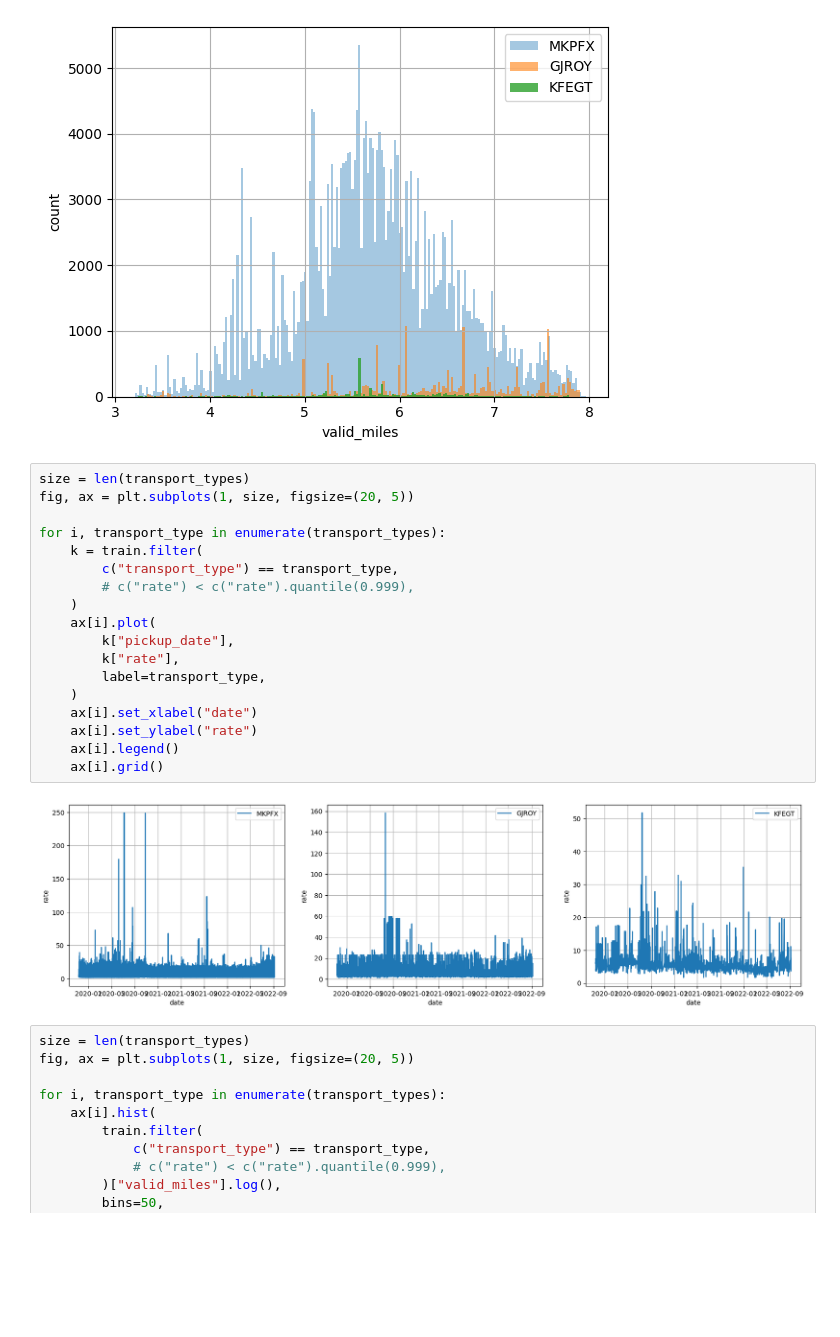
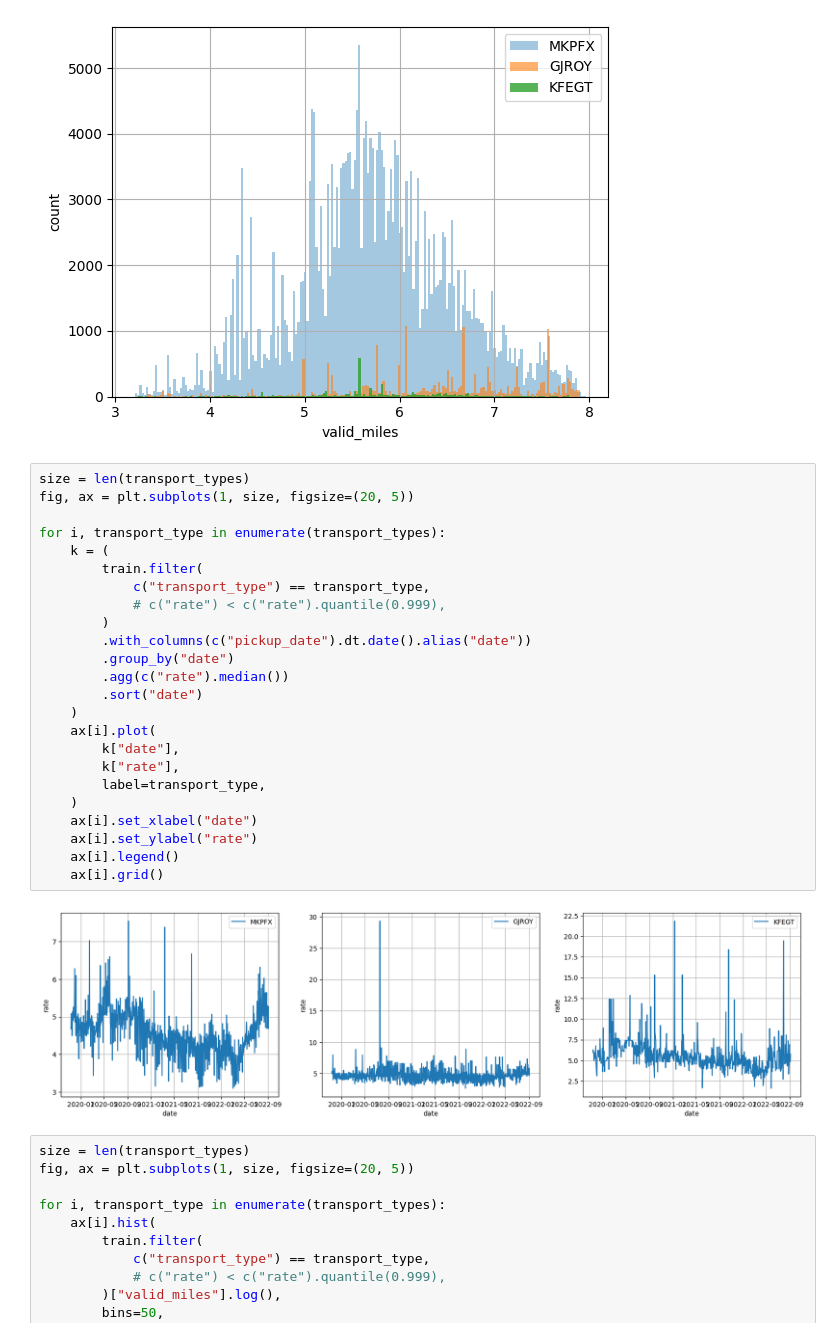
Before and after one commit to KonstantinBurkin/ml-engineer-greenscreens, a Jupyter notebook: notebooks/0_eda.ipynb, the cells around one changed output. Saved outputs shown, nothing was run; the diff lists cells and outputs as text; blank space fills up the shorter version.

```diff
--- a/notebooks/0_eda.ipynb
+++ b/notebooks/0_eda.ipynb
@@ -567,23 +578,29 @@ plt.grid()
 # %%
 size = len(transport_types)
 fig, ax = plt.subplots(1, size, figsize=(20, 5))
 
 for i, transport_type in enumerate(transport_types):
-    k = train.filter(
-        c("transport_type") == transport_type,
-        # c("rate") < c("rate").quantile(0.999),
+    k = (
+        train.filter(
+            c("transport_type") == transport_type,
+            # c("rate") < c("rate").quantile(0.999),
+        )
+        .with_columns(c("pickup_date").dt.date().alias("date"))
+        .group_by("date")
+        .agg(c("rate").median())
+        .sort("date")
     )
     ax[i].plot(
-        k["pickup_date"],
+        k["date"],
         k["rate"],
         label=transport_type,
     )
     ax[i].set_xlabel("date")
     ax[i].set_ylabel("rate")
     ax[i].legend()
     ax[i].grid()
 # %% [output]
-[figure, old version]
+[figure, new version]
 # %%
 size = len(transport_types)
 fig, ax = plt.subplots(1, size, figsize=(20, 5))
```
Also changed, not shown: parts of 11 cells of this notebook.
